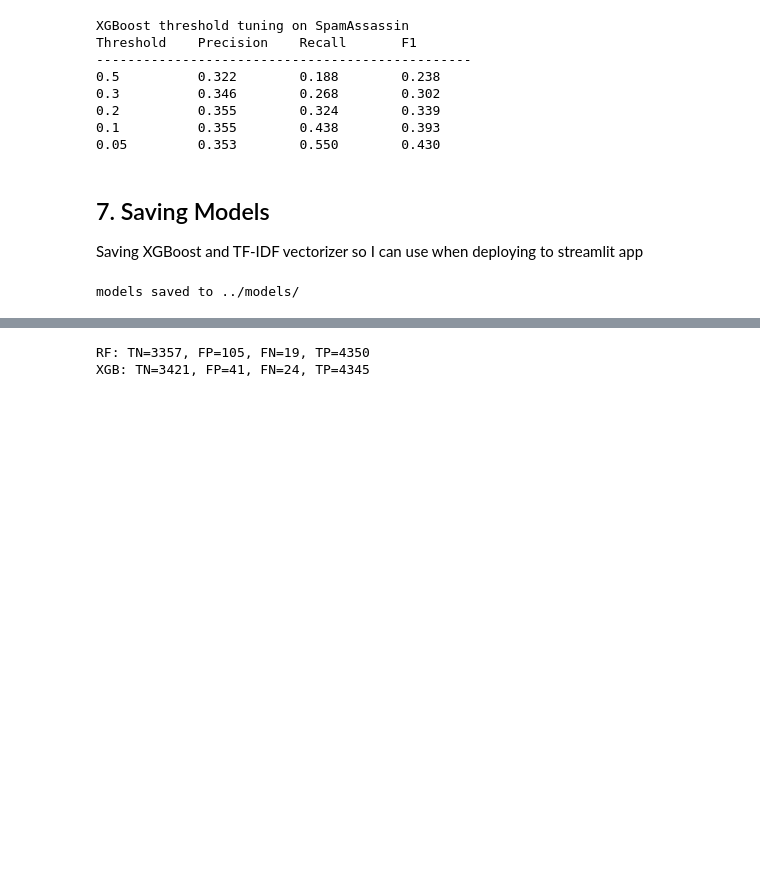
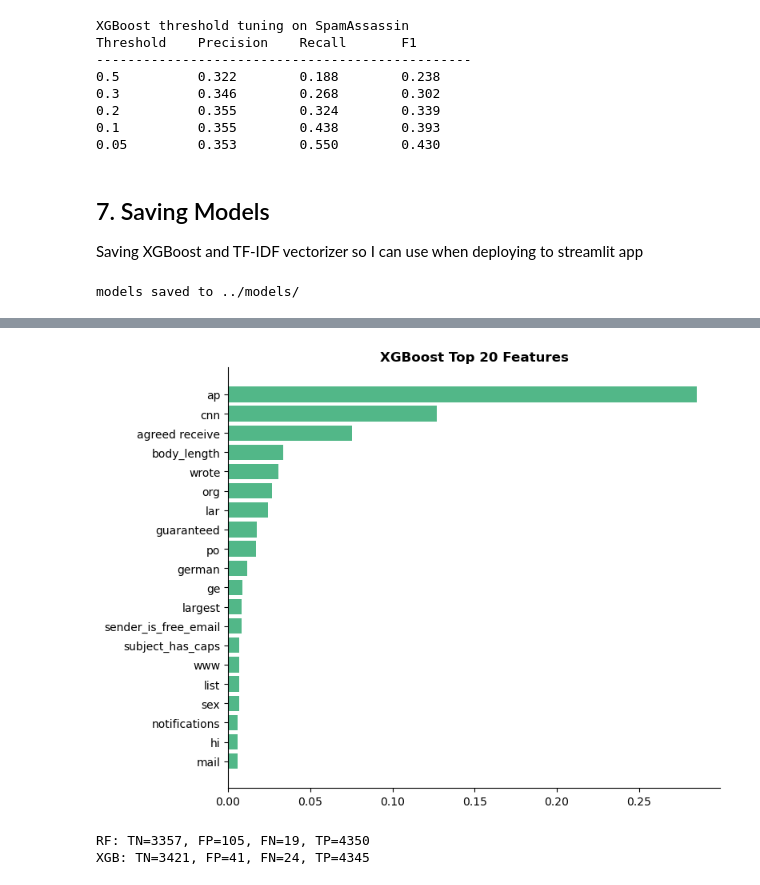
Before and after one commit to ericiortega/cybersec520-phishing-detector, a Jupyter notebook: notebook/phishing_detector.ipynb, the cells around one changed output, grey strips where cells are left out. Saved outputs shown, nothing was run; the diff lists cells and outputs as text; code cells hidden in the pictures; blank space fills up the shorter version.

```diff
--- a/notebook/phishing_detector.ipynb
+++ b/notebook/phishing_detector.ipynb
@@ -796,3 +977,18 @@ https://www.checkpoint.com/cyber-hub/threat-prevention/what-is-phishing/ai-phish
+# %%
+# Feature Importance - Top 20
+importances = xgb_model.feature_importances_
+feature_names = tfidf.get_feature_names_out().tolist() + feature_df.columns.tolist()
+top_idx = np.argsort(importances)[-20:]
+
+fig, ax = plt.subplots(figsize=(8, 6))
+ax.barh([feature_names[i] for i in top_idx], importances[top_idx], color="#52b788")
+ax.set_title("XGBoost Top 20 Features", fontweight="bold")
+ax.spines["top"].set_visible(False)
+ax.spines["right"].set_visible(False)
+plt.tight_layout()
+plt.show()
+# %% [output]
+[figure, added]
 # %%
 from sklearn.metrics import confusion_matrix
 import numpy as np
```
Also changed, not shown: parts of 6 cells of this notebook, 1 other file.
